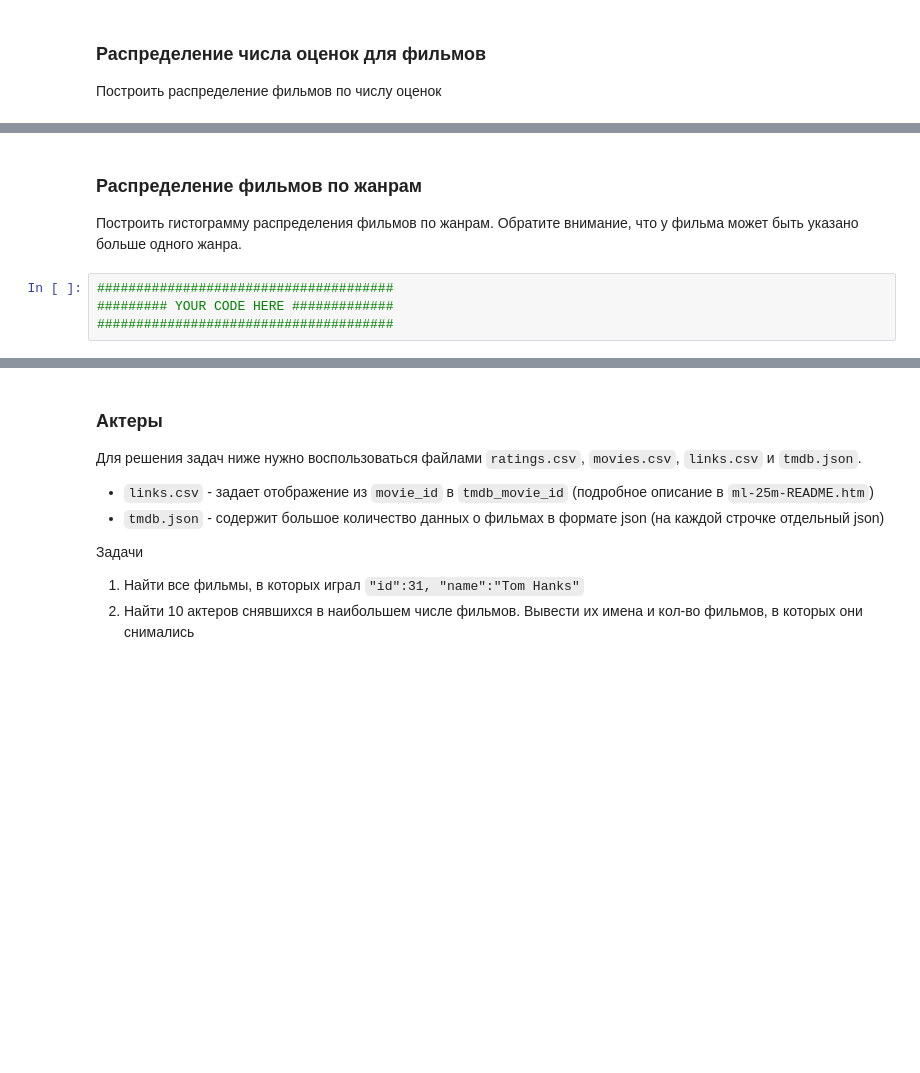
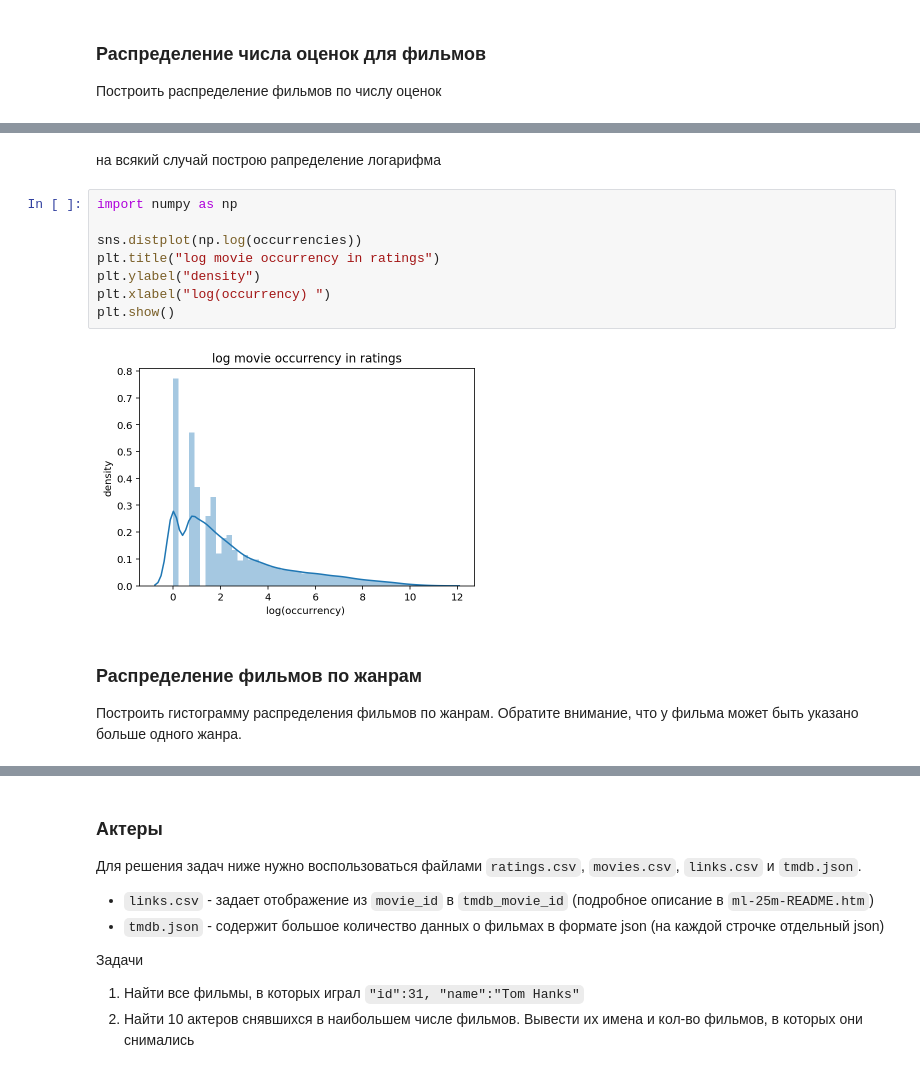
Before and after one commit to ishugaepov/MLBD, a Jupyter notebook: apache_spark/notebooks/spark_examples.ipynb, the cells around one changed output, grey strips where cells are left out. Drawn from its saved outputs; the diff is of its cells as text; blank space fills up the shorter version.

```diff
--- a/apache_spark/notebooks/spark_examples.ipynb
+++ b/apache_spark/notebooks/spark_examples.ipynb
@@ -292,8 +389,16 @@ plt.show()
+# %% [markdown]
+на всякий случай построю рапределение логарифма
+# %%
+import numpy as np
+
+sns.distplot(np.log(occurrencies))
+plt.title("log movie occurrency in ratings")
+plt.ylabel("density")
+plt.xlabel("log(occurrency) ")
+plt.show()
+# %% [output]
+[figure, added]
 # %% [markdown]
 ### Распределение фильмов по жанрам
 
 Построить гистограмму распределения фильмов по жанрам. Обратите внимание, что у фильма может быть указано больше одного жанра.
-# %%
-######################################
-######### YOUR CODE HERE #############
-######################################
```
Also changed, not shown: parts of 20 cells of this notebook, 1 other file.
